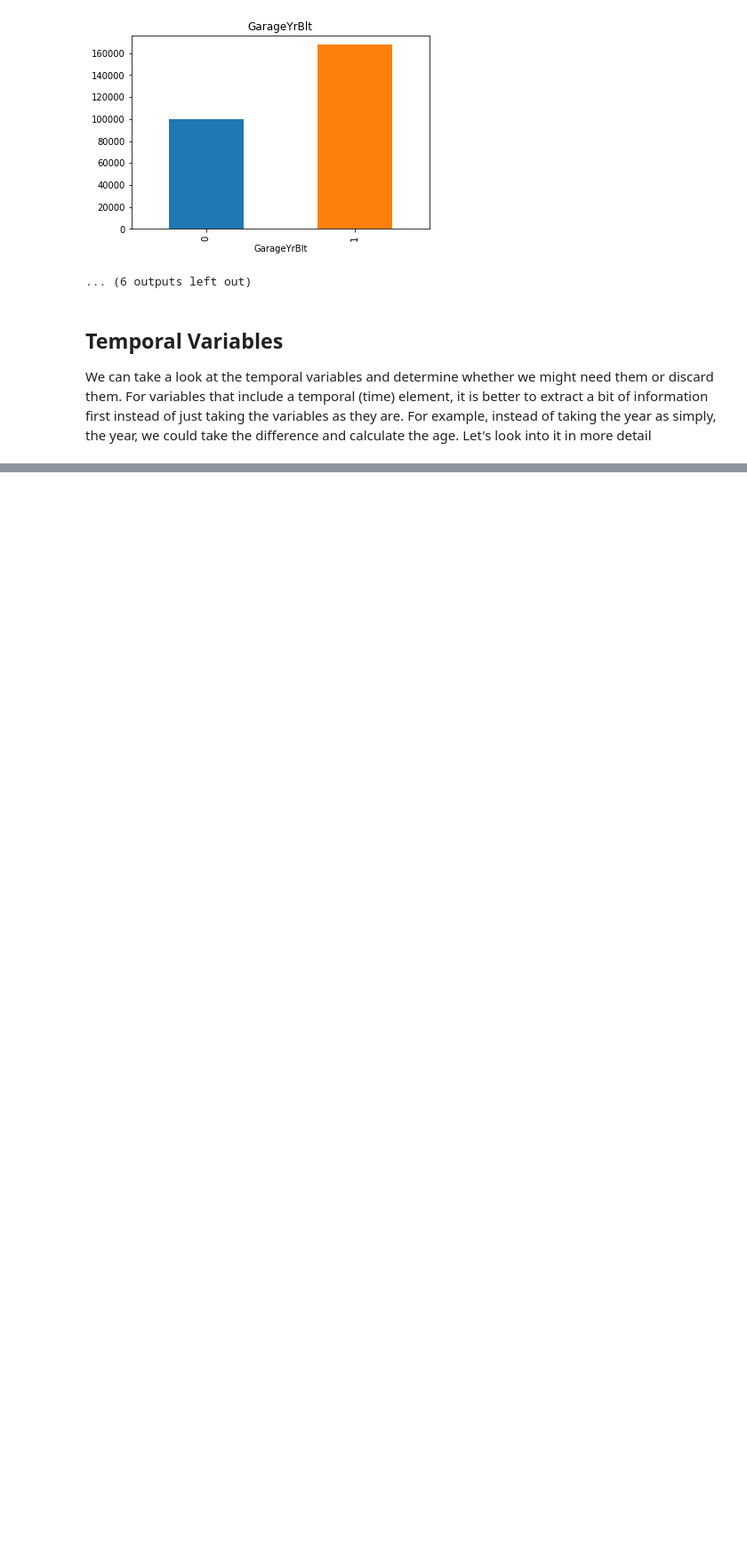
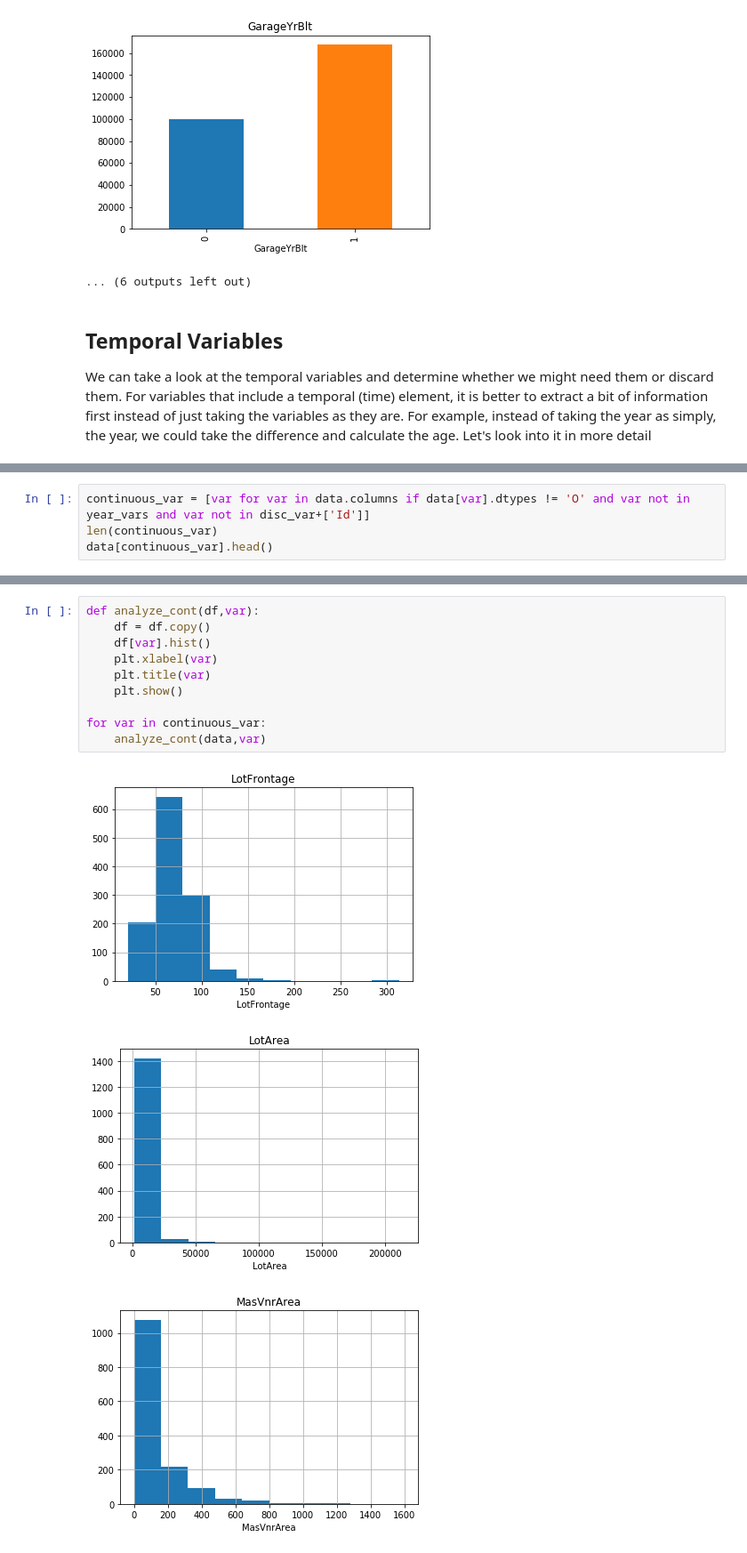
Before and after one commit to atifs/Machine-Learning-Infrastructure, a Jupyter notebook: Data_Analysis.ipynb, the cells around one changed output, grey strips where cells are left out. Shown: that part at 89% size. Cells and saved outputs as stored; diff of their text form; blank space fills up the shorter version.

```diff
--- a/Data_Analysis.ipynb
+++ b/Data_Analysis.ipynb
@@ -96,0 +191,4 @@ we imm
+# %%
+continuous_var = [var for var in data.columns if data[var].dtypes != 'O' and var not in year_vars and var not in disc_var+['Id']]
+len(continuous_var)
+data[continuous_var].head()
@@ -96,0 +202,14 @@ we imm
+# %%
+def analyze_cont(df,var):
+    df = df.copy()
+    df[var].hist()
+    plt.xlabel(var)
+    plt.title(var)
+    plt.show()
+
+for var in continuous_var:
+    analyze_cont(data,var)
+# %% [output]
+[figure, added]
+[figure, added]
+[figure, added]
```
Also changed, not shown: parts of 24 cells of this notebook.
